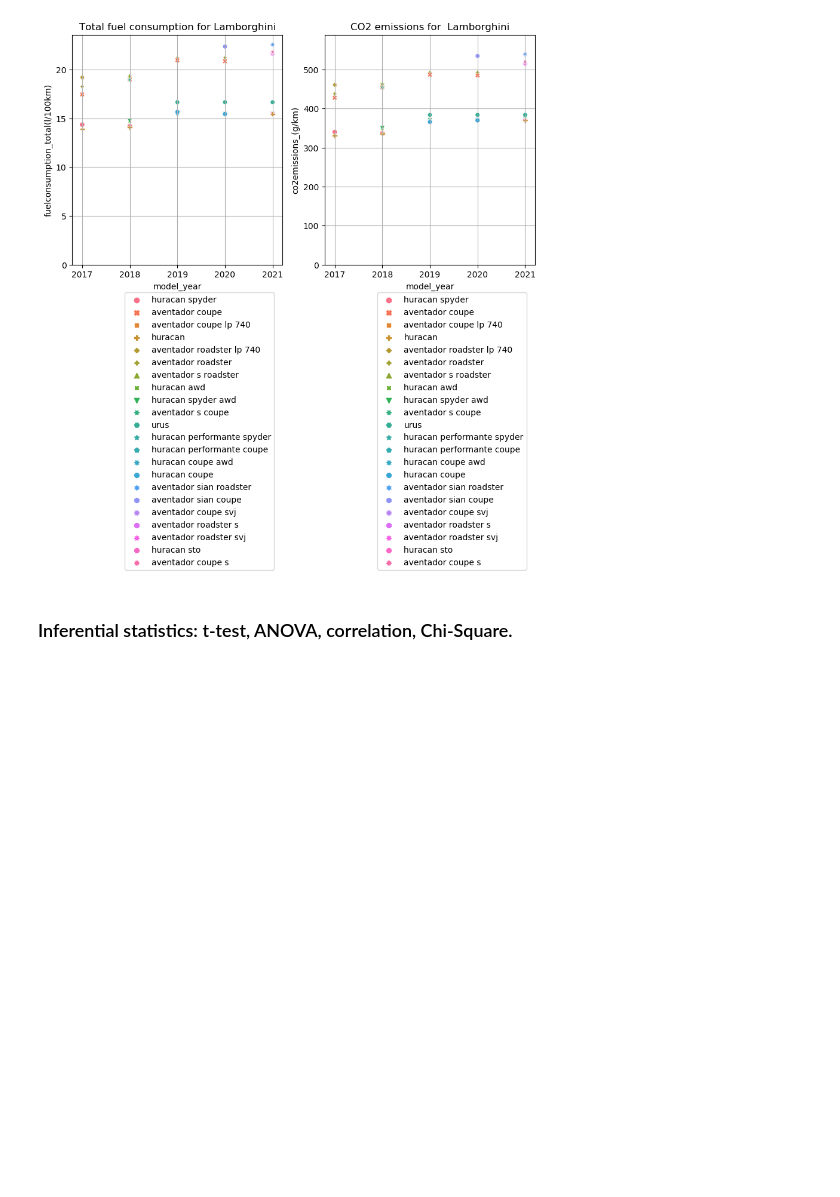
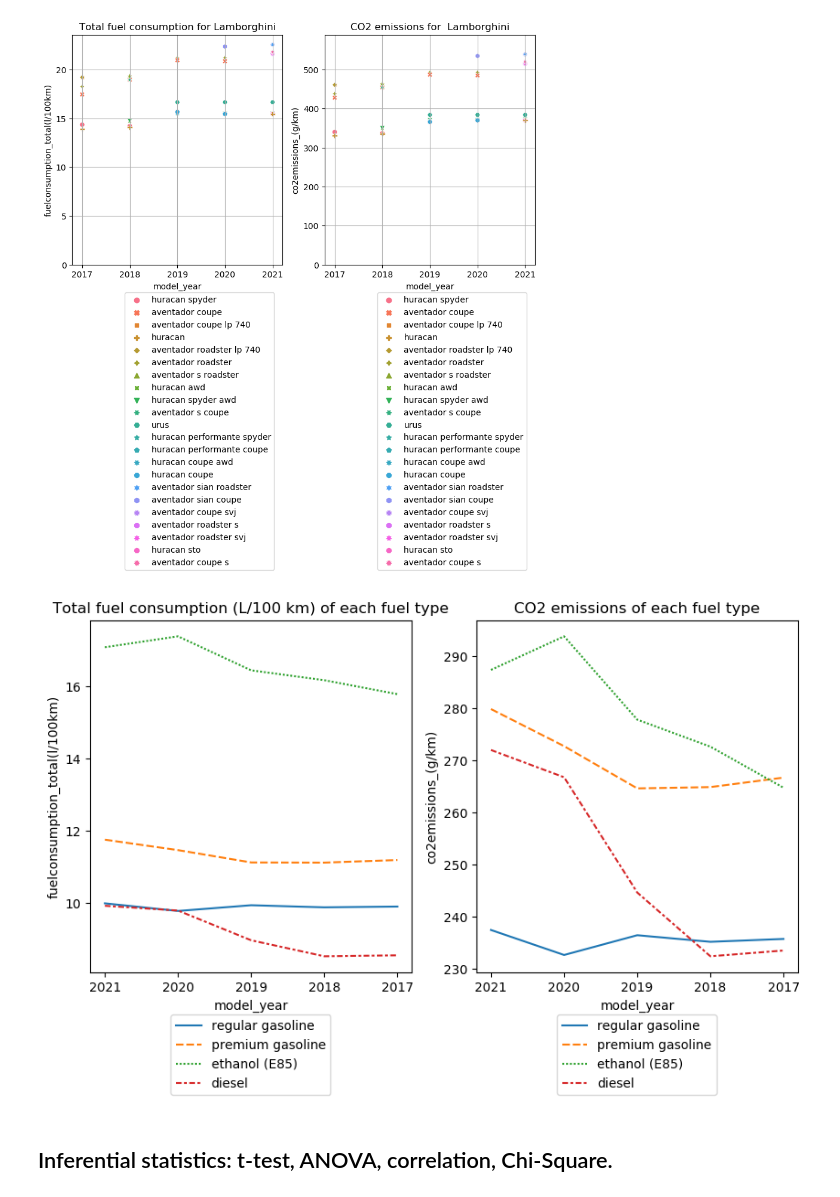
Before and after one commit to lfunderburk/machine-learning-capstone, a Jupyter notebook: notebooks/Research-paper-study.ipynb, the cells around one changed output. Cells and saved outputs as stored; diff of their text form; code cells hidden in the pictures; blank space fills up the shorter version.

```diff
--- a/notebooks/Research-paper-study.ipynb
+++ b/notebooks/Research-paper-study.ipynb
@@ -285,5 +287,18 @@ plot_fuel_co2_emissions_overtime_by_make(subset_copy, 'bugatti')
 plot_fuel_co2_emissions_overtime_by_make(subset_copy, 'lamborghini')
 # %% [output]
 [figure]
+# %%
+data_by_year_fuel = subset_copy.groupby(['model_year','mapped_fuel_type']).mean()[['fuelconsumption_total(l/100km)','co2emissions_(g/km)']].reset_index().sort_values(by='model_year', ascending=False)
+fig, ax =plt.subplots(1,2, figsize=(10,5))
+sns.lineplot(data=data_by_year_fuel, x='model_year', y='fuelconsumption_total(l/100km)', hue='mapped_fuel_type', style='mapped_fuel_type', ax=ax[0])
+ax[0].set_title("Total fuel consumption (L/100 km) of each fuel type")
+ax[0].legend(bbox_to_anchor=(0.25, -0.12), loc='upper left', borderaxespad=0)
+
+sns.lineplot(data=data_by_year_fuel, x='model_year', y='co2emissions_(g/km)', hue='mapped_fuel_type', style='mapped_fuel_type', ax=ax[1])
+ax[1].set_title("CO2 emissions of each fuel type")
+ax[1].legend(bbox_to_anchor=(0.25, -0.12), loc='upper left', borderaxespad=0)
+plt.show()
+# %% [output]
+[figure, added]
 # %% [markdown]
-### Inferential statistics: t-test, ANOVA, correlation, Chi-Square.
+## Inferential statistics: t-test, ANOVA, correlation, Chi-Square.
```
Also changed, not shown: parts of 4 cells of this notebook.
